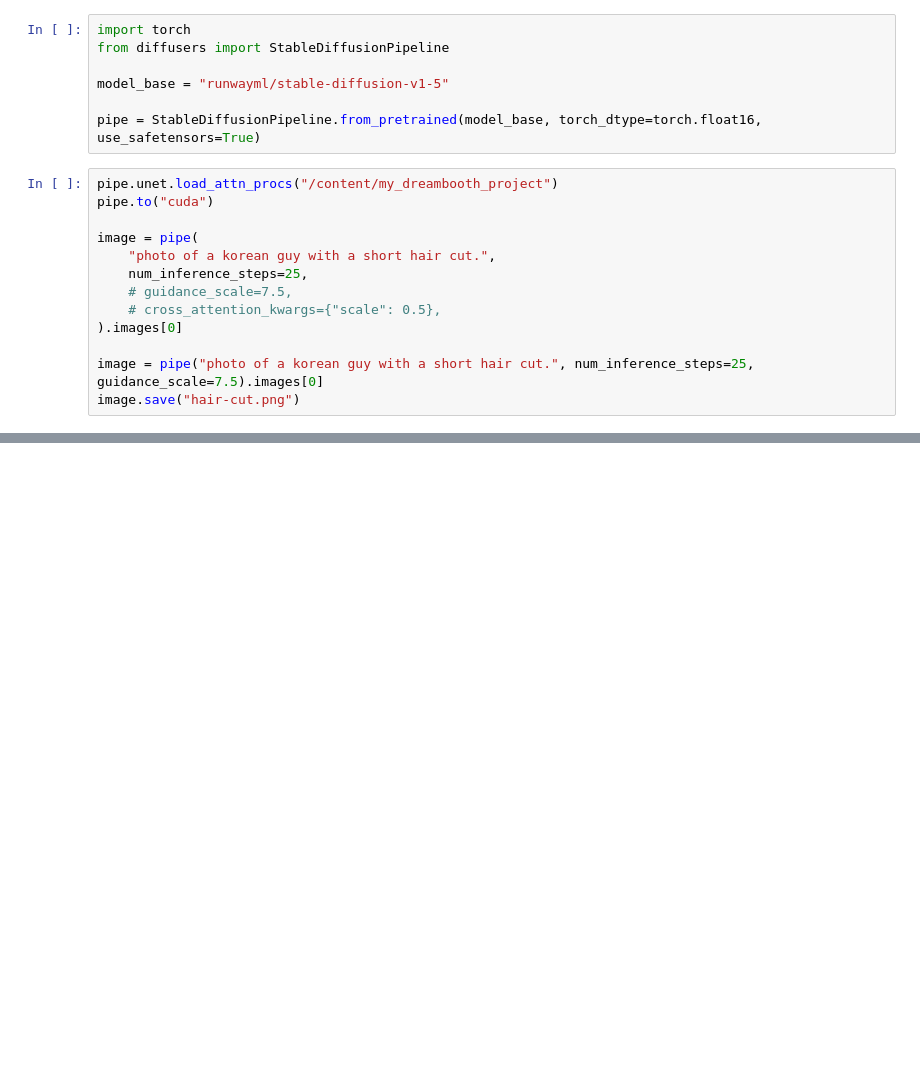
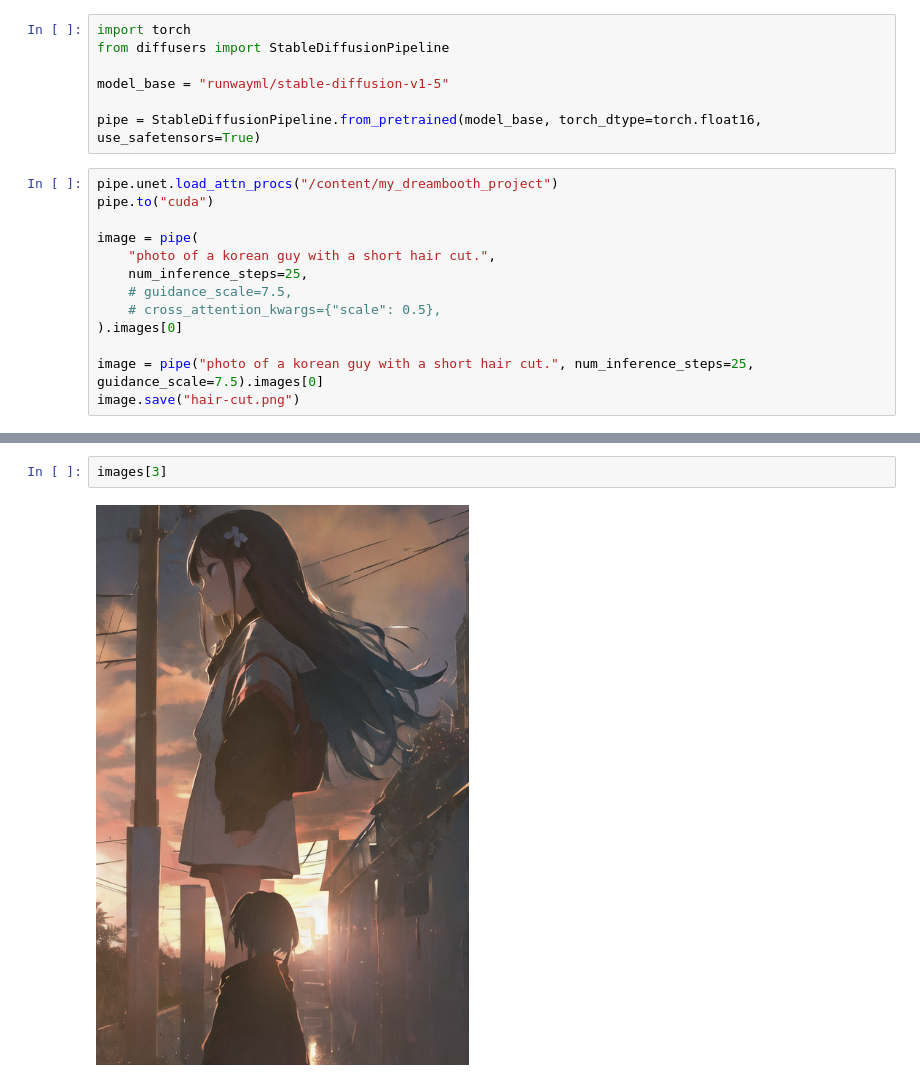
Before and after one commit to JSJeong-me/Stable_Diffusion, a Jupyter notebook: AutoTrain_Dreambooth.ipynb, the cells around one changed output, grey strips where cells are left out. Saved outputs shown, nothing was run; the diff lists cells and outputs as text; blank space fills up the shorter version.

```diff
--- a/AutoTrain_Dreambooth.ipynb
+++ b/AutoTrain_Dreambooth.ipynb
@@ -151,0 +205,4 @@ image.save("hair-cut.png")
+# %%
+images[3]
+# %% [output]
+[figure, added]
```
Also changed, not shown: parts of 7 cells of this notebook.
